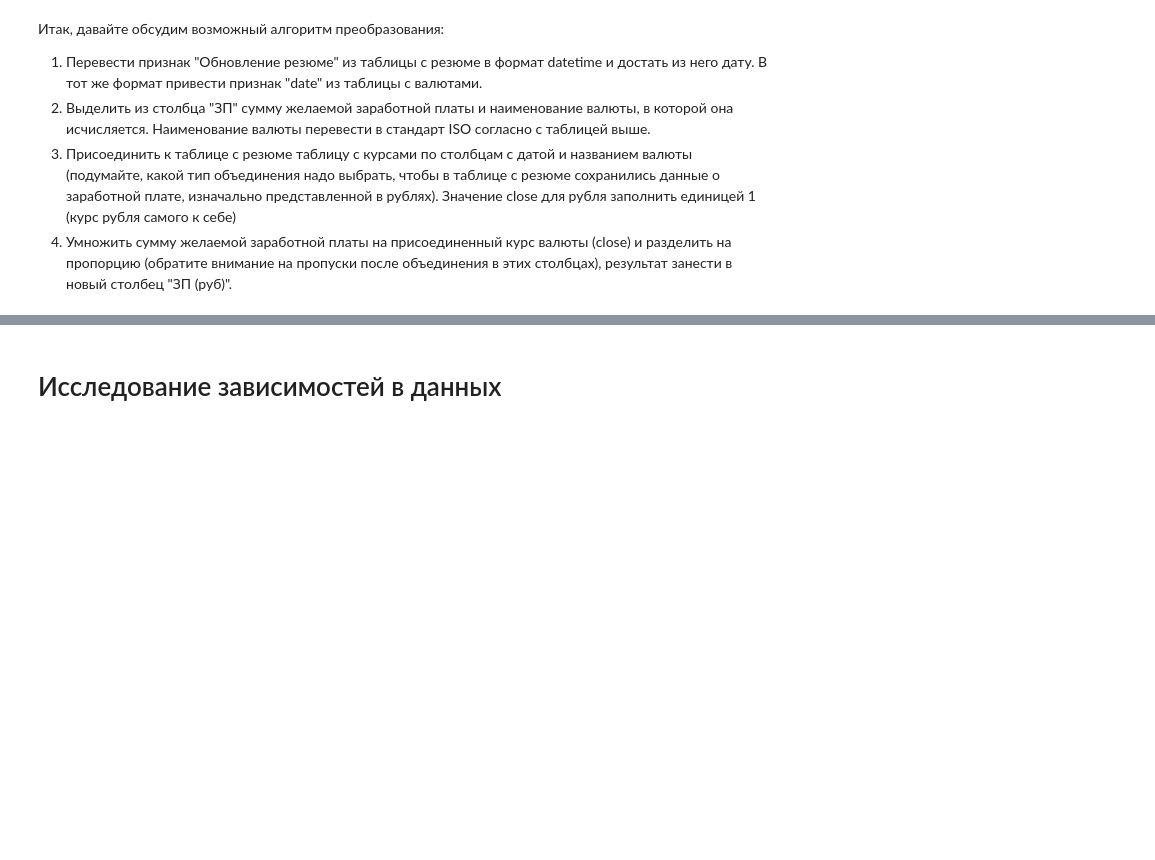
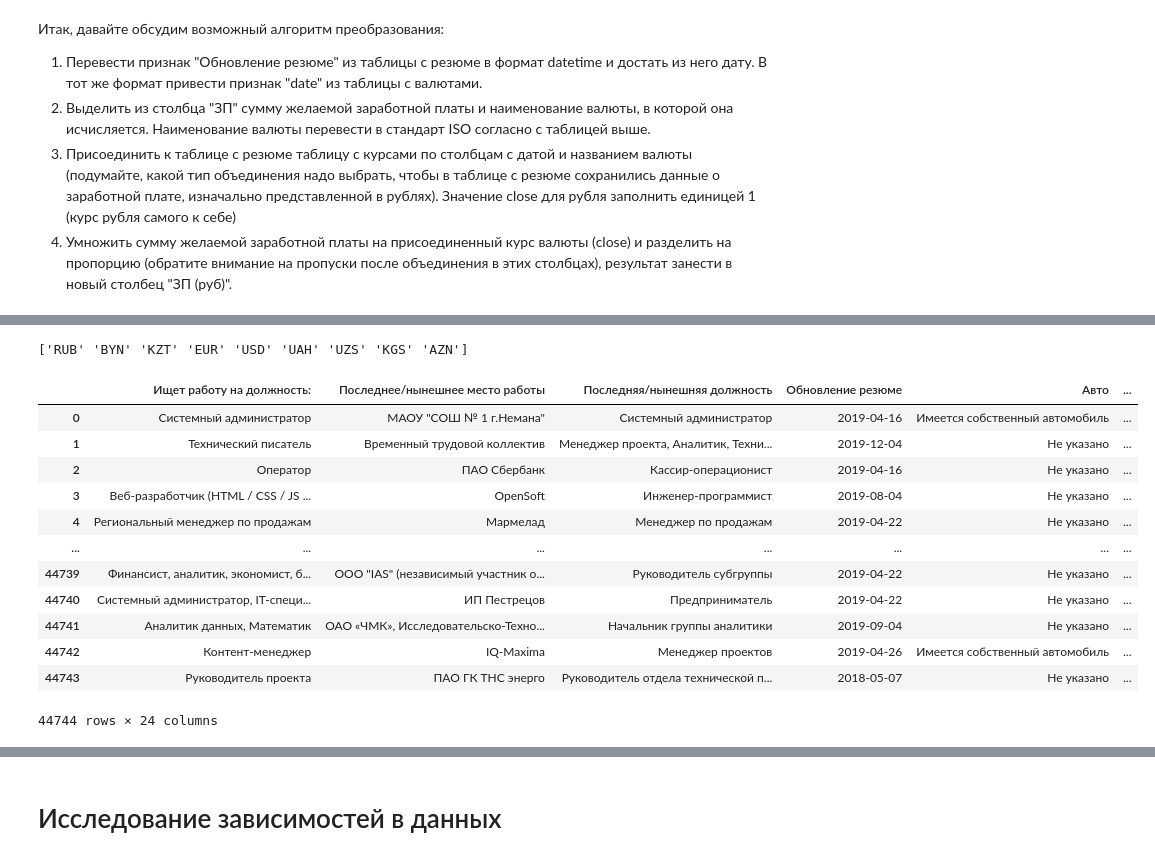
Before and after one commit to Breesy4/SF_PROJECT1, a Jupyter notebook: Project/Ноутбук-шаблон Project 1.ipynb, the cells around one changed output, grey strips where cells are left out. Cells and saved outputs as stored; diff of their text form; code cells hidden in the pictures; blank space fills up the shorter version.

```diff
--- a/Project/Ноутбук-шаблон Project 1.ipynb
+++ b/Project/Ноутбук-шаблон Project 1.ipynb
@@ -471,0 +527,50 @@ display(hh)
+# %%
+def amount(ex):
+    split_ex = ex.split(' ')
+    return split_ex[0]
+
+def iso(ex):
+    split_ex = ex.split(' ')
+    if split_ex[1] == 'руб.':
+        return 'RUB'
+    elif split_ex[1] == 'USD':
+        return 'USD'
+    elif split_ex[1] == 'EUR':
+        return 'EUR'
+    elif split_ex[1] == 'бел.руб.':
+        return 'BYN'
+    elif split_ex[1] == 'KGS':
+        return 'KGS'
+    elif split_ex[1] == 'сум':
+        return 'UZS'
+    elif split_ex[1] == 'AZN':
+        return 'AZN'
+    elif split_ex[1] == 'KZT':
+        return 'KZT'
+    elif split_ex[1] == 'грн.':
+        return 'UAH'
+    else:
+        return 'Не определено'
+
+hh['Сумма ЗП'] = hh['ЗП'].apply(amount)
+hh['Валюта ЗП'] = hh['ЗП'].apply(iso)
+
+#Проверка на отсутствие неопределенной валюты
+print(hh['Валюта ЗП'].unique())
+hh = hh.drop(['ЗП'], axis=1)
+display(hh)
+# %% [output]
+['RUB' 'BYN' 'KZT' 'EUR' 'USD' 'UAH' 'UZS' 'KGS' 'AZN']
+|  | Ищет работу на должность: | Последнее/нынешнее место работы | Последняя/нынешняя должность | Обновление резюме | Авто | ... |
+| 0 | Системный администратор | МАОУ "СОШ № 1 г.Немана" | Системный администратор | 2019-04-16 | Имеется собственный автомобиль | ... |
+| 1 | Технический писатель | Временный трудовой коллектив | Менеджер проекта, Аналитик, Техни... | 2019-12-04 | Не указано | ... |
+| 2 | Оператор | ПАО Сбербанк | Кассир-операционист | 2019-04-16 | Не указано | ... |
+| 3 | Веб-разработчик (HTML / CSS / JS ... | OpenSoft | Инженер-программист | 2019-08-04 | Не указано | ... |
+| 4 | Региональный менеджер по продажам | Мармелад | Менеджер по продажам | 2019-04-22 | Не указано | ... |
+| ... | ... | ... | ... | ... | ... | ... |
+| 44739 | Финансист, аналитик, экономист, б... | ООО "IAS" (независимый участник о... | Руководитель субгруппы | 2019-04-22 | Не указано | ... |
+| 44740 | Системный администратор, IT-специ... | ИП Пестрецов | Предприниматель | 2019-04-22 | Не указано | ... |
+| 44741 | Аналитик данных, Математик | ОАО «ЧМК», Исследовательско-Техно... | Начальник группы аналитики | 2019-09-04 | Не указано | ... |
+| 44742 | Контент-менеджер | IQ-Maxima | Менеджер проектов | 2019-04-26 | Имеется собственный автомобиль | ... |
+| 44743 | Руководитель проекта | ПАО ГК ТНС энерго | Руководитель отдела технической п... | 2018-05-07 | Не указано | ... |
+44744 rows × 24 columns
```
Also changed, not shown: parts of 5 cells of this notebook, 1 other file.
